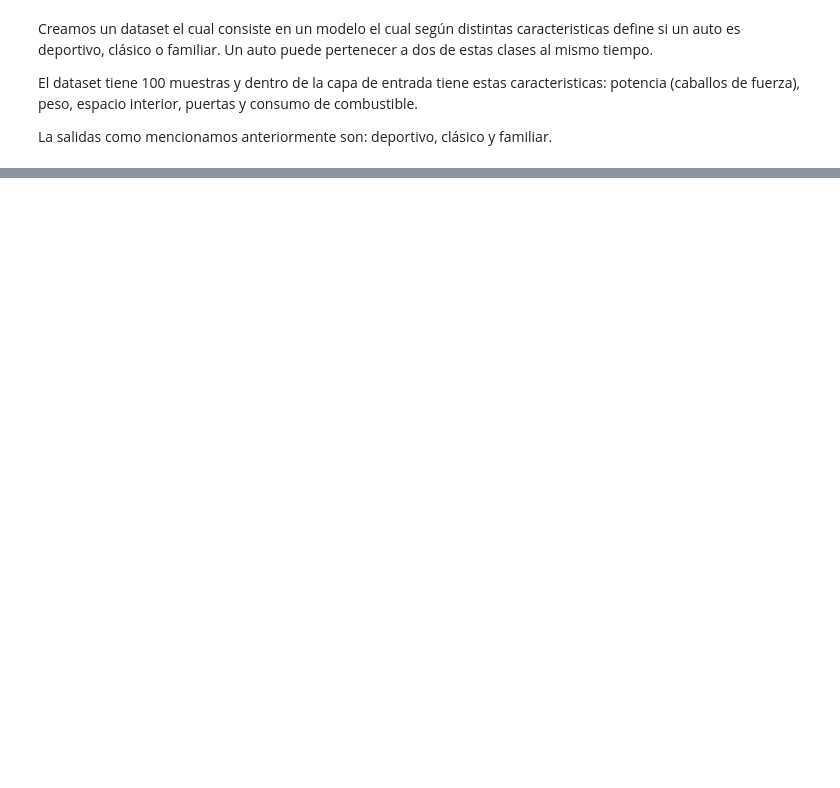
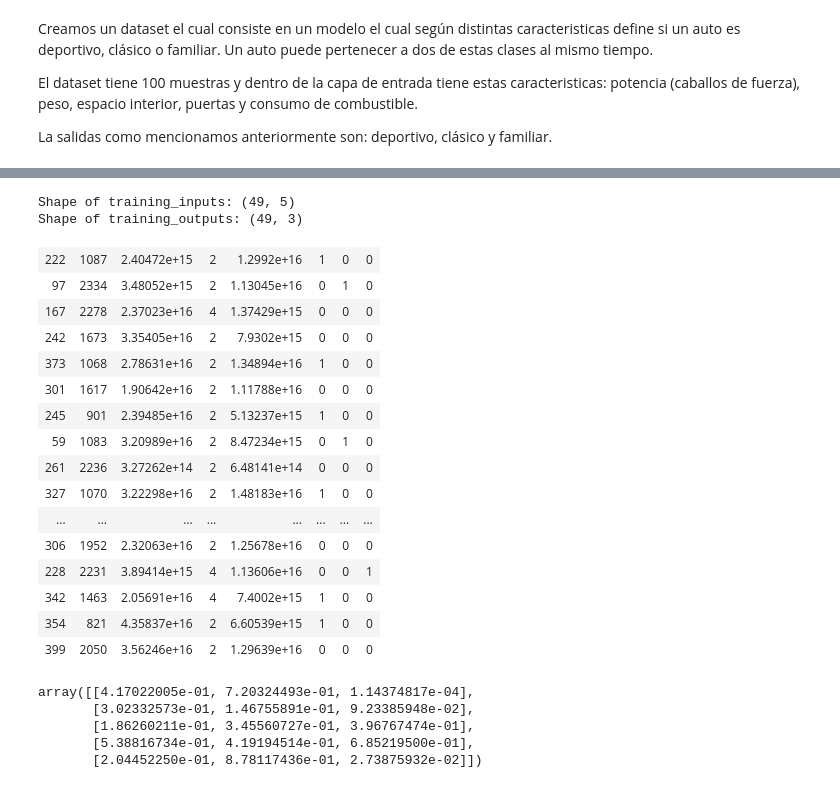
Before and after one commit to gabofrid/trabajos-chona---2024, a Jupyter notebook: Redes Neuronales/Fridman_Michanie_Levinson.ipynb, the cells around one changed output, grey strips where cells are left out. Cells and saved outputs as stored; diff of their text form; code cells hidden in the pictures; blank space fills up the shorter version.

```diff
--- a/Redes Neuronales/Fridman_Michanie_Levinson.ipynb
+++ b/Redes Neuronales/Fridman_Michanie_Levinson.ipynb
@@ -77,0 +97,30 @@ display(training_outputs)
+# %%
+training_inputs = dataset_entrenamiento.iloc[:, :5]  # Primeras 5 columnas
+training_outputs = dataset_entrenamiento.iloc[:, 5:]  # Últimas columnas
+
+print("Shape of training_inputs:", training_inputs.shape)  #
+print("Shape of training_outputs:", training_outputs.shape)  #
+# %% [output]
+Shape of training_inputs: (49, 5)
+Shape of training_outputs: (49, 3)
+# %%
+training_values = np.concatenate((training_inputs.T, training_outputs.T)).T
+table = lambda arr : display(HTML(tabulate.tabulate(arr, tablefmt='html')))
+table(training_values)
+# %% [output]
+| 222 | 1087 | 2.40472e+15 | 2 | 1.2992e+16 | 1 | 0 | 0 |
+| 97 | 2334 | 3.48052e+15 | 2 | 1.13045e+16 | 0 | 1 | 0 |
+| 167 | 2278 | 2.37023e+16 | 4 | 1.37429e+15 | 0 | 0 | 0 |
+| 242 | 1673 | 3.35405e+16 | 2 | 7.9302e+15 | 0 | 0 | 0 |
+| 373 | 1068 | 2.78631e+16 | 2 | 1.34894e+16 | 1 | 0 | 0 |
+| 301 | 1617 | 1.90642e+16 | 2 | 1.11788e+16 | 0 | 0 | 0 |
+| 245 | 901 | 2.39485e+16 | 2 | 5.13237e+15 | 1 | 0 | 0 |
+| 59 | 1083 | 3.20989e+16 | 2 | 8.47234e+15 | 0 | 1 | 0 |
+| 261 | 2236 | 3.27262e+14 | 2 | 6.48141e+14 | 0 | 0 | 0 |
+| 327 | 1070 | 3.22298e+16 | 2 | 1.48183e+16 | 1 | 0 | 0 |
+| ... | ... | ... | ... | ... | ... | ... | ... |
+| 306 | 1952 | 2.32063e+16 | 2 | 1.25678e+16 | 0 | 0 | 0 |
+| 228 | 2231 | 3.89414e+15 | 4 | 1.13606e+16 | 0 | 0 | 1 |
+| 342 | 1463 | 2.05691e+16 | 4 | 7.4002e+15 | 1 | 0 | 0 |
+| 354 | 821 | 4.35837e+16 | 2 | 6.60539e+15 | 1 | 0 | 0 |
+| 399 | 2050 | 3.56246e+16 | 2 | 1.29639e+16 | 0 | 0 | 0 |
@@ -77,0 +129,12 @@ display(training_outputs)
+# %%
+n_inputs = 5  # 5 entradas
+n_outputs = 3  # 3 salidas
+
+synaptic_weights = np.random.random((n_inputs, n_outputs))
+synaptic_weights
+# %% [output]
+array([[4.17022005e-01, 7.20324493e-01, 1.14374817e-04],
+       [3.02332573e-01, 1.46755891e-01, 9.23385948e-02],
+       [1.86260211e-01, 3.45560727e-01, 3.96767474e-01],
+       [5.38816734e-01, 4.19194514e-01, 6.85219500e-01],
+       [2.04452250e-01, 8.78117436e-01, 2.73875932e-02]])
```
Also changed, not shown: parts of 16 cells of this notebook, 2 other files.
